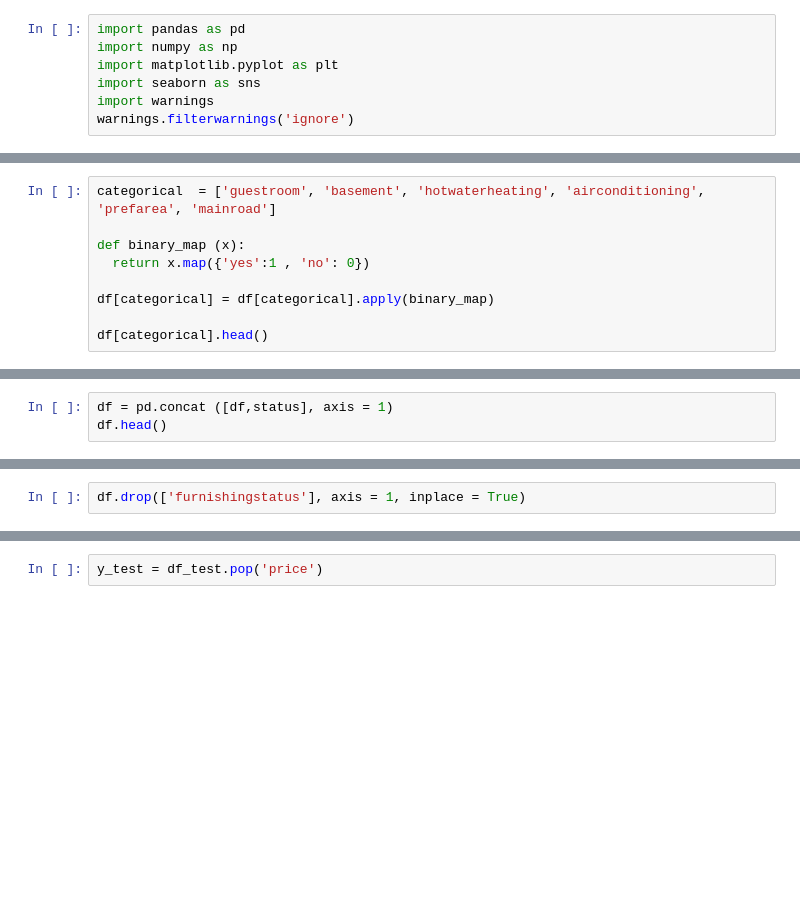
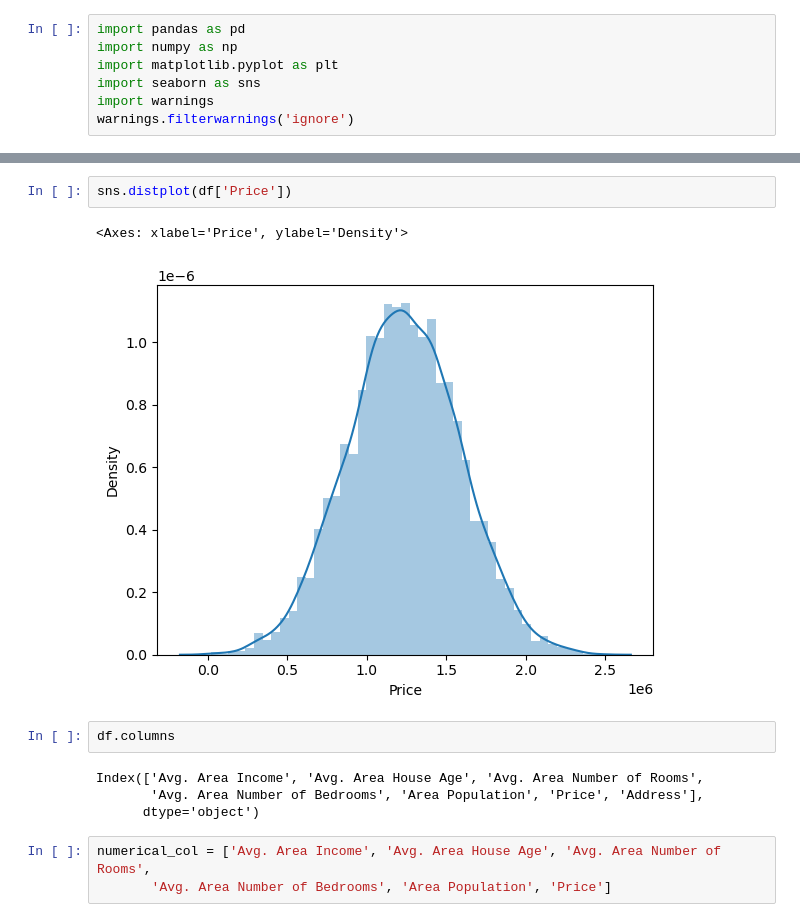
Before and after one commit to khaiwalVikrant/ai_ml_practice, a Jupyter notebook: linear_regression/Housing.ipynb, the cells around one changed output, grey strips where cells are left out. Cells and saved outputs as stored; diff of their text form; blank space fills up the shorter version.

```diff
--- a/linear_regression/Housing.ipynb
+++ b/linear_regression/Housing.ipynb
@@ -73,9 +53,0 @@ sns.boxplot(x = 'furnishingstatus', y = 'price', hue = 'airconditioning', data =
-# %%
-categorical  = ['guestroom', 'basement', 'hotwaterheating', 'airconditioning', 'prefarea', 'mainroad']
-
-def binary_map (x):
-  return x.map({'yes':1 , 'no': 0})
-
-df[categorical] = df[categorical].apply(binary_map)
-
-df[categorical].head()
@@ -102,3 +53,0 @@ status.head()
-# %%
-df = pd.concat ([df,status], axis = 1)
-df.head()
@@ -112,2 +53,0 @@ df.head()
-# %%
-df.drop(['furnishingstatus'], axis = 1, inplace = True)
@@ -370,2 +54,14 @@ df_test.describe()
-# %%
-y_test = df_test.pop('price')
+# %%
+sns.distplot(df['Price'])
+# %% [output]
+<Axes: xlabel='Price', ylabel='Density'>
+[figure, added]
+# %%
+df.columns
+# %% [output]
+Index(['Avg. Area Income', 'Avg. Area House Age', 'Avg. Area Number of Rooms',
+       'Avg. Area Number of Bedrooms', 'Area Population', 'Price', 'Address'],
+      dtype='object')
+# %%
+numerical_col = ['Avg. Area Income', 'Avg. Area House Age', 'Avg. Area Number of Rooms',
+       'Avg. Area Number of Bedrooms', 'Area Population', 'Price']
```
Also changed, not shown: parts of 49 cells of this notebook, 4 other files.
